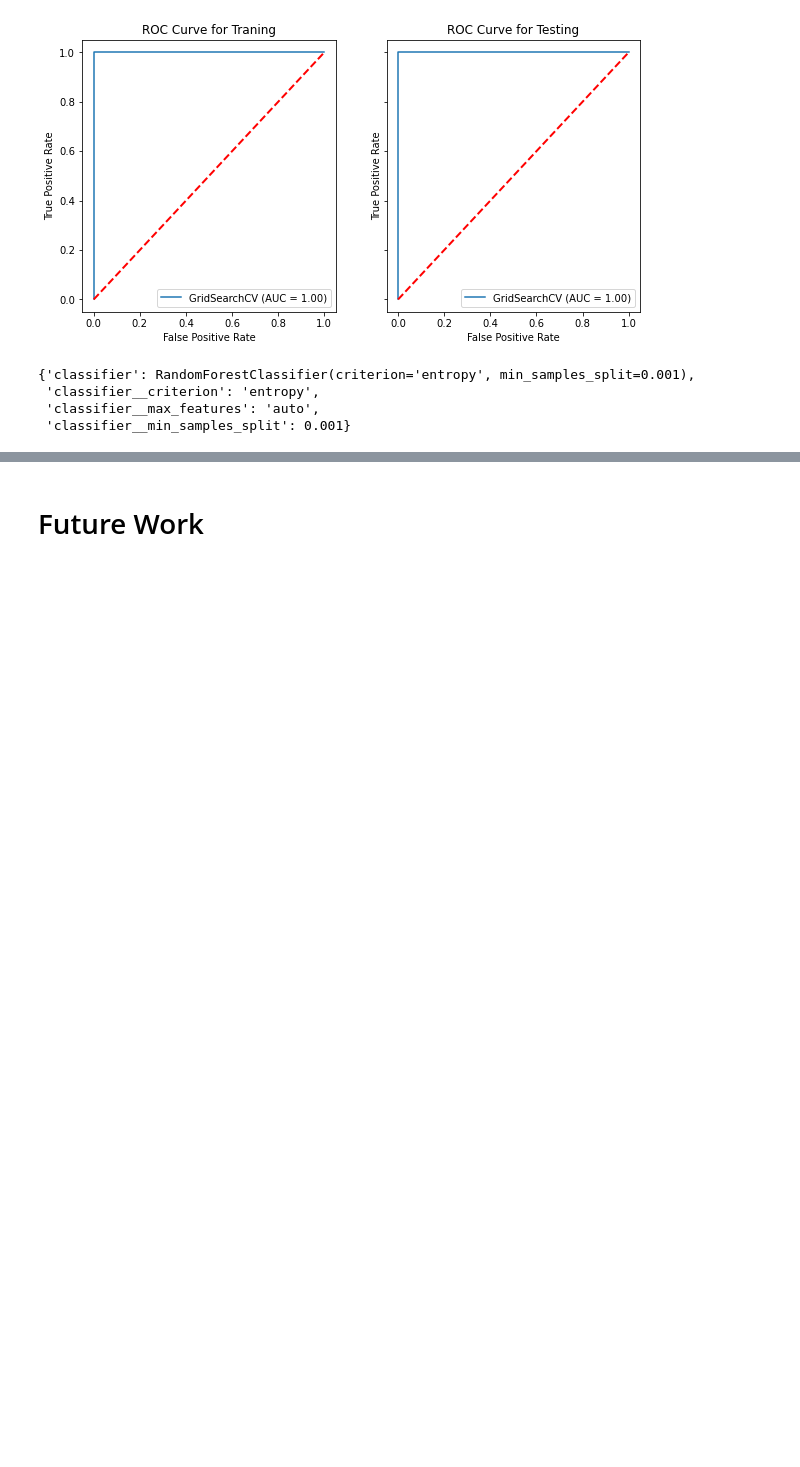
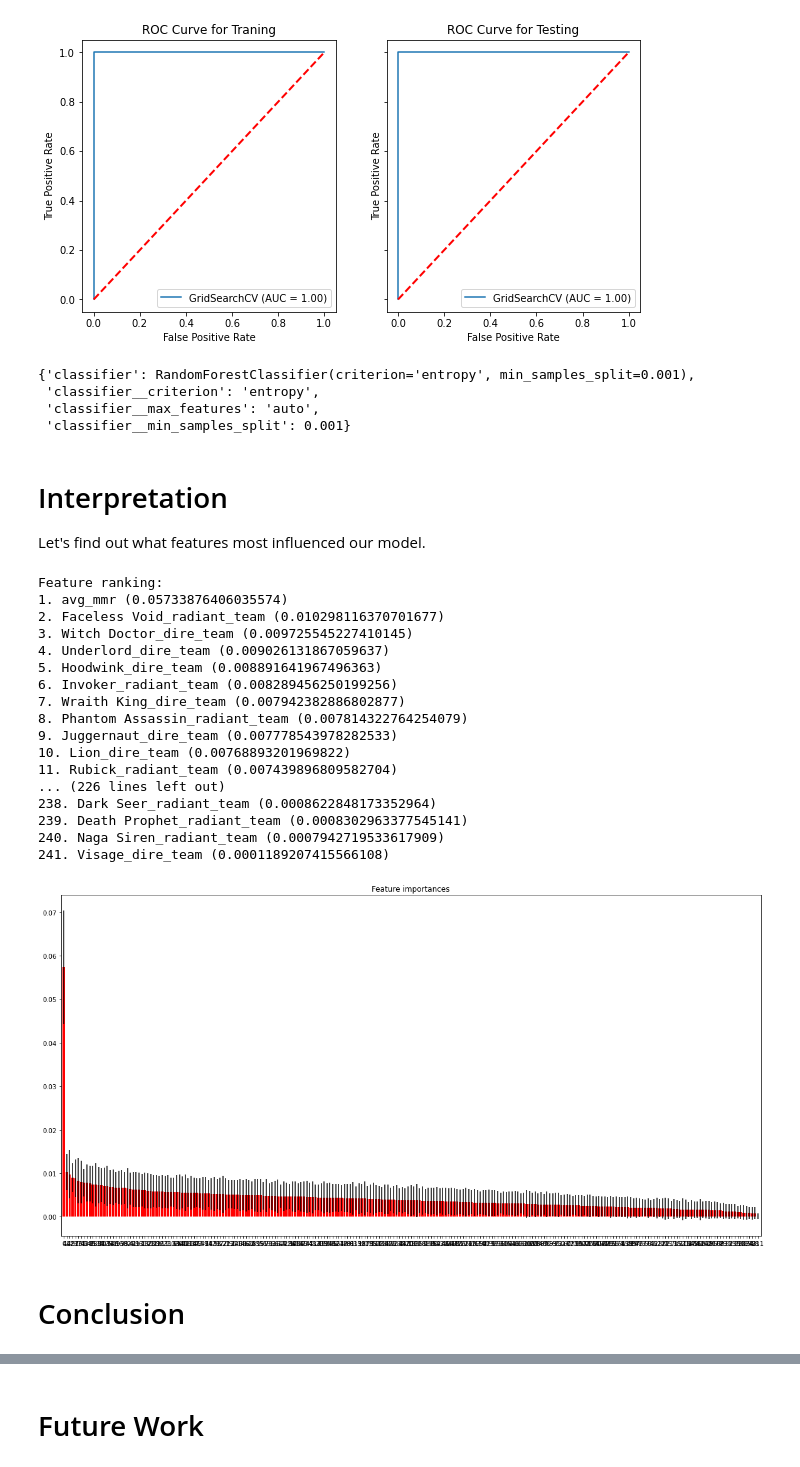
Before and after one commit to Lionslicer-Coding/Dota2Project, a Jupyter notebook: index.ipynb, the cells around one changed output, grey strips where cells are left out. Cells and saved outputs as stored; diff of their text form; code cells hidden in the pictures; blank space fills up the shorter version.

Commit message:
added conclusion with some interpretation

```diff
--- a/index.ipynb
+++ b/index.ipynb
@@ -422,3 +425,47 @@ best_reg = RandomForestClassifier(criterion='entropy',
                                   n_jobs=-1)
 # %%
 final_clf = best_reg.fit(df2_x, df2_y)
+# %% [markdown]
+# Interpretation
+Let's find out what features most influenced our model.
+# %%
+importances = final_clf.feature_importances_
+std = np.std([tree.feature_importances_ for tree in final_clf.estimators_],
+             axis=0)
+indices = np.argsort(importances)[::-1]
+
+# Print the feature ranking
+print("Feature ranking:")
+
+for f in range(df2_x.shape[1]):
+    print("{}. {} ({})".format(f + 1, df2_x.columns[indices[f]], importances[indices[f]]))
+
+# Plot the impurity-based feature importances of the forest
+plt.figure(figsize=(20,10))
+plt.title("Feature importances")
+plt.bar(range(df2_x.shape[1]), importances[indices],
+        color="r", yerr=std[indices], align="center")
+plt.xticks(range(df2_x.shape[1]), indices)
+plt.xlim([-1, df2_x.shape[1]])
+plt.show()
+# %% [output]
+Feature ranking:
+1. avg_mmr (0.05733876406035574)
+2. Faceless Void_radiant_team (0.010298116370701677)
+3. Witch Doctor_dire_team (0.009725545227410145)
+4. Underlord_dire_team (0.009026131867059637)
+5. Hoodwink_dire_team (0.008891641967496363)
+6. Invoker_radiant_team (0.008289456250199256)
+7. Wraith King_dire_team (0.007942382886802877)
+8. Phantom Assassin_radiant_team (0.007814322764254079)
+9. Juggernaut_dire_team (0.007778543978282533)
+10. Lion_dire_team (0.00768893201969822)
+11. Rubick_radiant_team (0.007439896809582704)
+... (226 lines left out)
+238. Dark Seer_radiant_team (0.0008622848173352964)
+239. Death Prophet_radiant_team (0.0008302963377545141)
+240. Naga Siren_radiant_team (0.0007942719533617909)
+241. Visage_dire_team (0.0001189207415566108)
+[figure, added]
+# %% [markdown]
+# Conclusion
```
Also changed, not shown: parts of 5 cells of this notebook.
